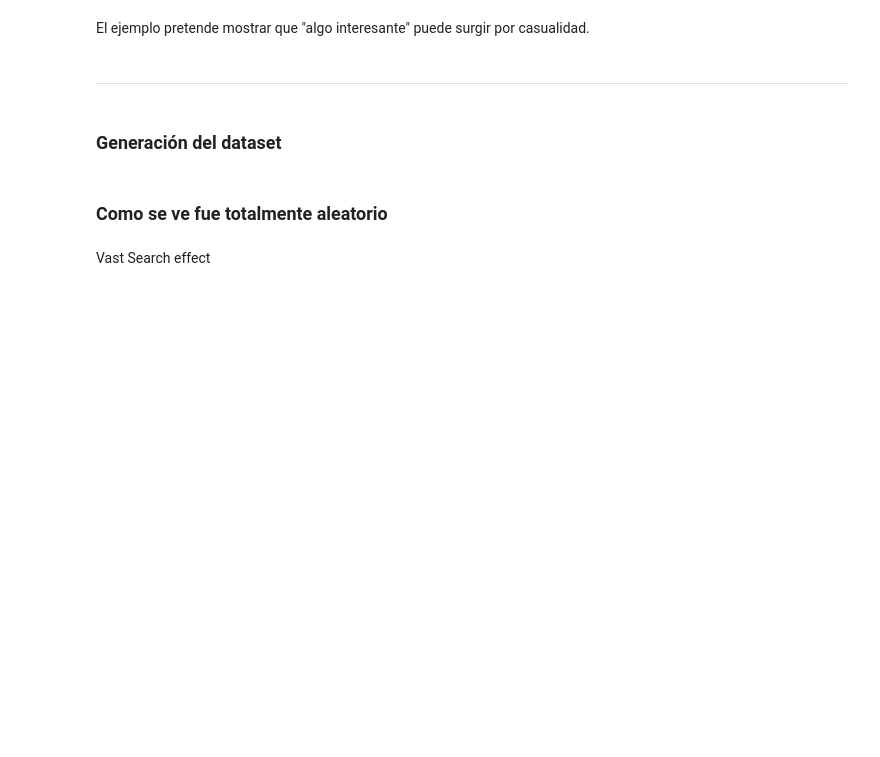
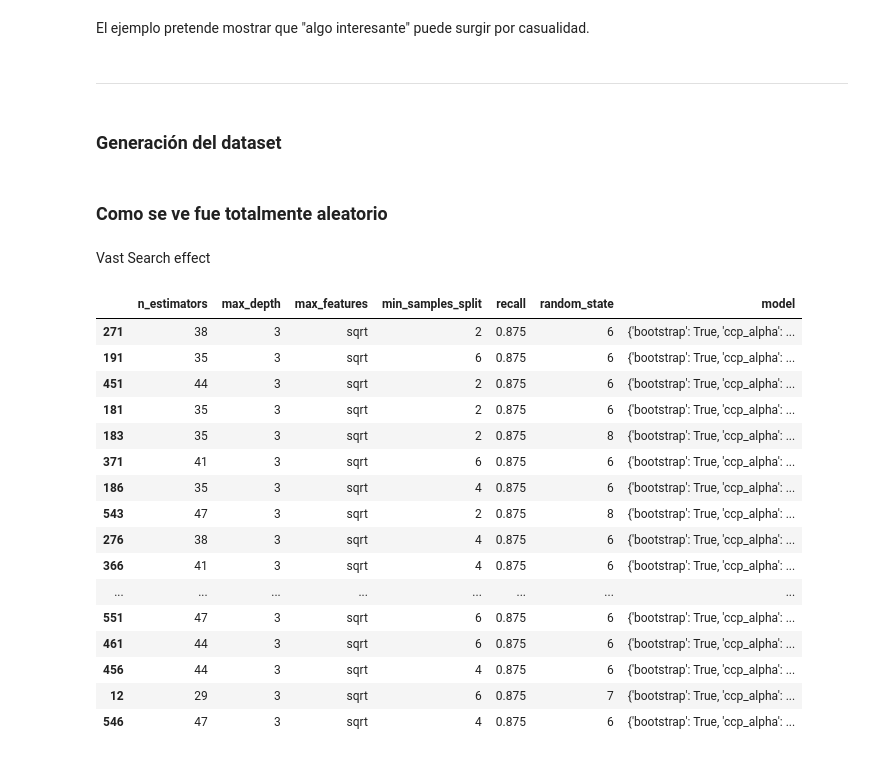
Before and after one commit to PabloSoligo2014/3670-UNLaM-CD, a Jupyter notebook: 06_Others/VastSearchEffect.ipynb, the cells around one changed output. Saved outputs shown, nothing was run; the diff lists cells and outputs as text; code cells hidden in the pictures; blank space fills up the shorter version.

```diff
--- a/06_Others/VastSearchEffect.ipynb
+++ b/06_Others/VastSearchEffect.ipynb
@@ -136,39 +137,57 @@ X = df.drop("target", axis=1)
 y = df["target"]
 X_train, X_test, y_train, y_test = train_test_split(X, y, random_state=4, test_size=0.3)
 
-
-n_estimators = range(31, 51, 3)
-max_depth = range(3, 8)
+n_estimators = range(29, 49, 3)
+max_depth = range(3, 9)
 max_features = ['sqrt']
 min_samples_split = range(2, 8, 2)
 random_state = [5,6,7,8,9]
 
 param_grid={"n_estimators": n_estimators,
             "max_depth": max_depth,
             "max_features": max_features,
             "min_samples_split": min_samples_split,
             "random_state": random_state}
 
 
 comb = itertools.product(n_estimators, max_depth, max_features, min_samples_split, random_state)
 # Iterar sobre el resultado
 scores = []
 for n_estimators, max_depth, max_features, min_samples_split, random_state in comb:
     clf = RandomForestClassifier(n_estimators=n_estimators,
                                 max_depth=max_depth,
                                 max_features=max_features,
                                 min_samples_split=min_samples_split,
                                 random_state=random_state)
     clf.fit(X_train, y_train)
     y_pred = clf.predict(X_test)
     or_recall = recall_score(y_test, y_pred)
     scores.append({"n_estimators": n_estimators,
                 "max_depth": max_depth,
                 "max_features": max_features,
                 "min_samples_split": min_samples_split,
                 "recall": or_recall,
                 "random_state": random_state,
                 "model": clf.get_params()})
 
 df_results = pd.DataFrame(scores)
+df_results.sort_values(by="recall", ascending=False).iloc[0:20]#!/usr/bin/env python3
+# %% [output]
+|  | n_estimators | max_depth | max_features | min_samples_split | recall | random_state | model |
+| 271 | 38 | 3 | sqrt | 2 | 0.875 | 6 | {'bootstrap': True, 'ccp_alpha': ... |
+| 191 | 35 | 3 | sqrt | 6 | 0.875 | 6 | {'bootstrap': True, 'ccp_alpha': ... |
+| 451 | 44 | 3 | sqrt | 2 | 0.875 | 6 | {'bootstrap': True, 'ccp_alpha': ... |
+| 181 | 35 | 3 | sqrt | 2 | 0.875 | 6 | {'bootstrap': True, 'ccp_alpha': ... |
+| 183 | 35 | 3 | sqrt | 2 | 0.875 | 8 | {'bootstrap': True, 'ccp_alpha': ... |
+| 371 | 41 | 3 | sqrt | 6 | 0.875 | 6 | {'bootstrap': True, 'ccp_alpha': ... |
+| 186 | 35 | 3 | sqrt | 4 | 0.875 | 6 | {'bootstrap': True, 'ccp_alpha': ... |
+| 543 | 47 | 3 | sqrt | 2 | 0.875 | 8 | {'bootstrap': True, 'ccp_alpha': ... |
+| 276 | 38 | 3 | sqrt | 4 | 0.875 | 6 | {'bootstrap': True, 'ccp_alpha': ... |
+| 366 | 41 | 3 | sqrt | 4 | 0.875 | 6 | {'bootstrap': True, 'ccp_alpha': ... |
+| ... | ... | ... | ... | ... | ... | ... | ... |
+| 551 | 47 | 3 | sqrt | 6 | 0.875 | 6 | {'bootstrap': True, 'ccp_alpha': ... |
+| 461 | 44 | 3 | sqrt | 6 | 0.875 | 6 | {'bootstrap': True, 'ccp_alpha': ... |
+| 456 | 44 | 3 | sqrt | 4 | 0.875 | 6 | {'bootstrap': True, 'ccp_alpha': ... |
+| 12 | 29 | 3 | sqrt | 6 | 0.875 | 7 | {'bootstrap': True, 'ccp_alpha': ... |
+| 546 | 47 | 3 | sqrt | 4 | 0.875 | 6 | {'bootstrap': True, 'ccp_alpha': ... |
 # %%
```
Also changed, not shown: parts of 4 cells of this notebook, 1 other file.
